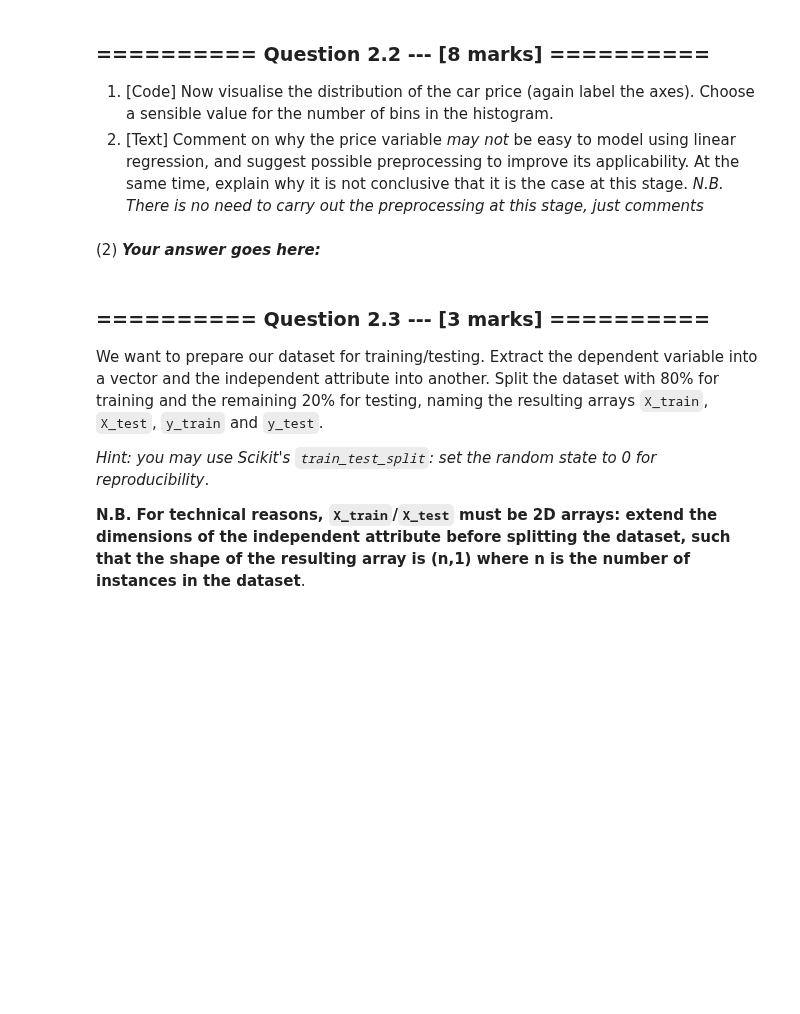
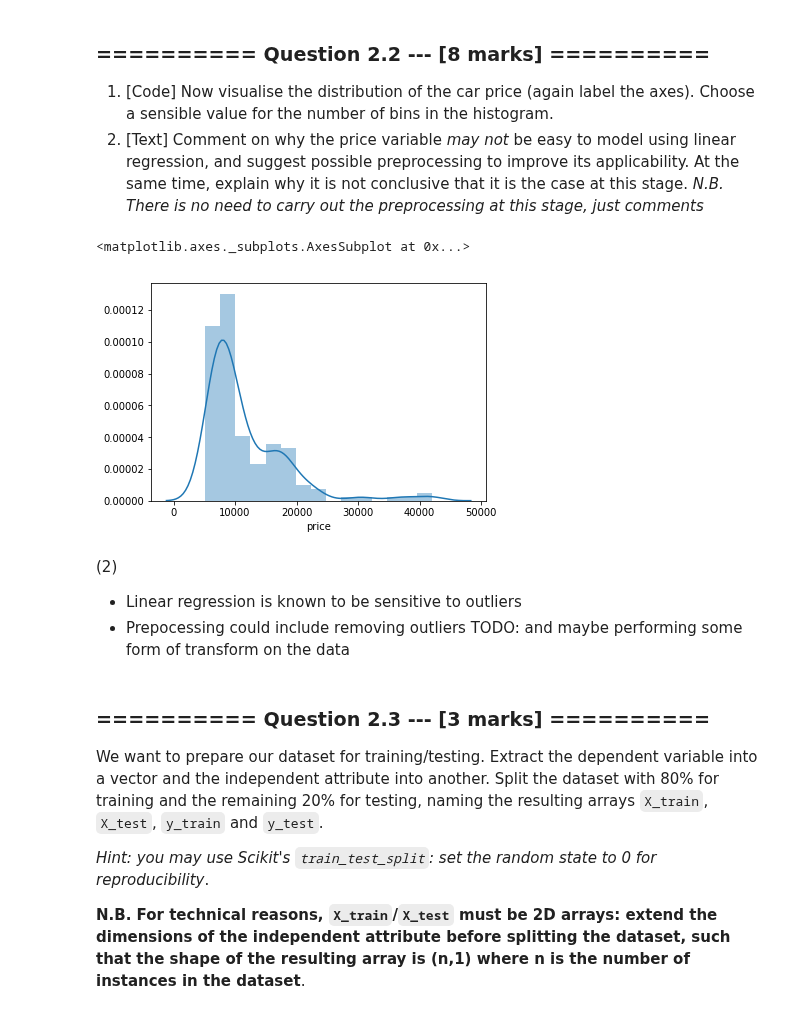
Before and after one commit to tjcdev/iaml, a Jupyter notebook: Assignments/02_LinearRegression.ipynb, the cells around one changed output. Cells and saved outputs as stored; diff of their text form; code cells hidden in the pictures; blank space fills up the shorter version.

```diff
--- a/Assignments/02_LinearRegression.ipynb
+++ b/Assignments/02_LinearRegression.ipynb
@@ -260,5 +258,15 @@ plt.show()
-# %% [markdown]
-(2) ***Your answer goes here:***
+# %%
+# (1)
+# TODO: how to choose a sensible number of bins
+sns.distplot(auto_numeric['price'], bins=15)
+# %% [output]
+<matplotlib.axes._subplots.AxesSubplot at 0x...>
+[figure, added]
+# %% [markdown]
+(2)
+
+- Linear regression is known to be sensitive to outliers
+- Prepocessing could include removing outliers TODO: and maybe performing some form of transform on the data
 # %% [markdown]
 ### ========== Question 2.3 --- [3 marks] ==========
 We want to prepare our dataset for training/testing. Extract the dependent variable into a vector and the independent attribute into another. Split the dataset with 80% for training and the remaining 20% for testing, naming the resulting arrays `X_train`, `X_test`, `y_train` and `y_test`.
```
Also changed, not shown: parts of 1 cell of this notebook.
